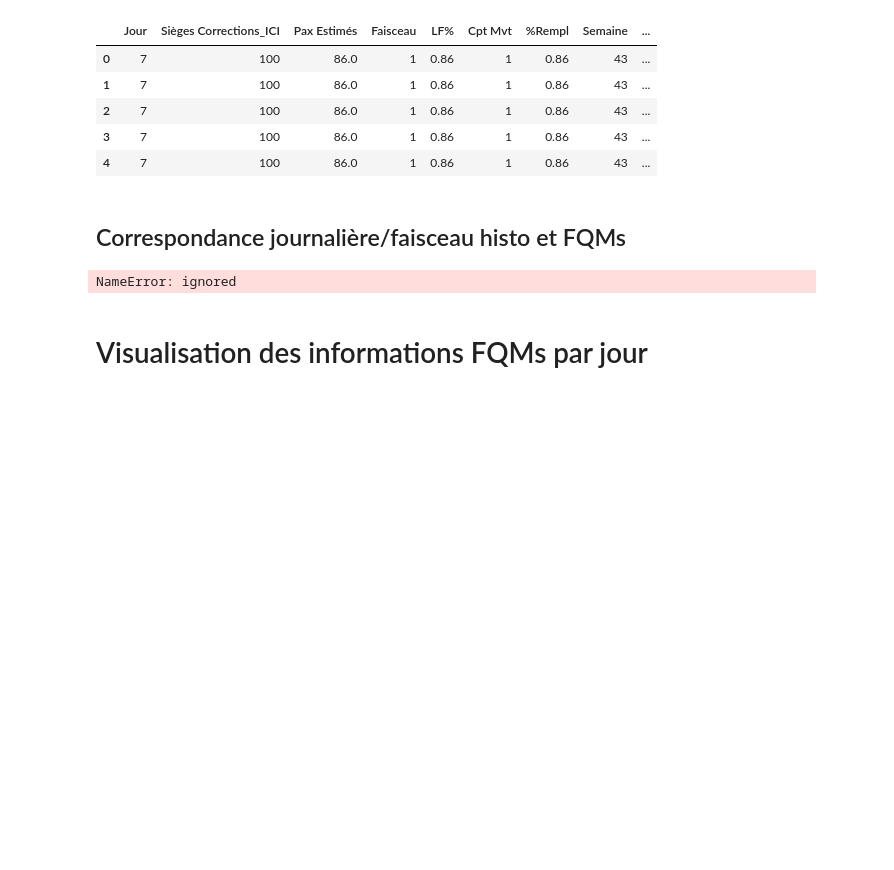
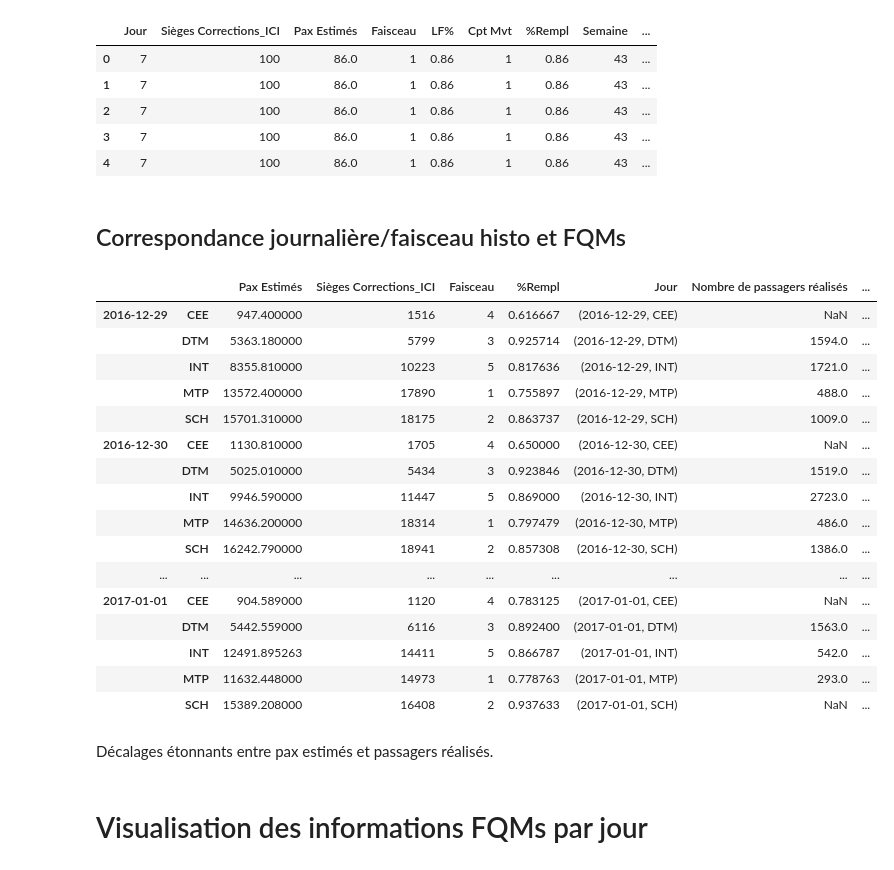
Before and after one commit to erialc-cal/StatApp_2020, a Jupyter notebook: Visualisation/Visualisation_Claire.ipynb, the cells around one changed output. Drawn from its saved outputs; the diff is of its cells as text; code cells hidden in the pictures; blank space fills up the shorter version.

```diff
--- a/Visualisation/Visualisation_Claire.ipynb
+++ b/Visualisation/Visualisation_Claire.ipynb
@@ -205,4 +193,6 @@ A value is trying to be set on a copy of a slice from a DataFrame
 See the caveats in the documentation: https://pandas.pydata.org/pandas-docs/stable/user_guide/indexing.html#returning-a-view-versus-a-copy
 # %%
 histo_fsc_jour=histo.groupby(['Jour','code_fsc']).agg({'Nombre de passagers réalisés':'sum', 'Nombre de mouvements réalisés':'sum'})
+# %%
+histo_fsc_jour['Jour']=histo_fsc_jour.index
 # %%
@@ -299,10 +288,35 @@ df_merged.head()
 | 4 | 7 | 100 | 86.0 | 1 | 0.86 | 1 | 0.86 | 43 | ... |
 # %% [markdown]
 ## Correspondance journalière/faisceau histo et FQMs
-# %%
-df_jour = fqms_fsc_jour.merge(histo_fsc_jour, how="outer", left_index=True, right_index=True)
-# %% [output]
-NameError: ignored
+# %%
+fqms_sans_ad = fqms[fqms['A/D']=='A']
+
+fqms_fsc_jour_2 = fqms_sans_ad.groupby(['Date du vol','Qualité']).agg({'Pax Estimés':'sum', 'Sièges Corrections_ICI':'sum','Faisceau':'mean', '%Rempl':'mean'})
+fqms_fsc_jour_2['Jour']=fqms_fsc_jour_2.index
+# %%
+df_jour = pd.concat([fqms_fsc_jour_2, histo_fsc_jour], axis=1)
+# %%
+df_jour.tail(20)
+# %% [output]
+|  |  | Pax Estimés | Sièges Corrections_ICI | Faisceau | %Rempl | Jour | Nombre de passagers réalisés | ... |
+| 2016-12-29 | CEE | 947.400000 | 1516 | 4 | 0.616667 | (2016-12-29, CEE) | NaN | ... |
+|  | DTM | 5363.180000 | 5799 | 3 | 0.925714 | (2016-12-29, DTM) | 1594.0 | ... |
+|  | INT | 8355.810000 | 10223 | 5 | 0.817636 | (2016-12-29, INT) | 1721.0 | ... |
+|  | MTP | 13572.400000 | 17890 | 1 | 0.755897 | (2016-12-29, MTP) | 488.0 | ... |
+|  | SCH | 15701.310000 | 18175 | 2 | 0.863737 | (2016-12-29, SCH) | 1009.0 | ... |
+| 2016-12-30 | CEE | 1130.810000 | 1705 | 4 | 0.650000 | (2016-12-30, CEE) | NaN | ... |
+|  | DTM | 5025.010000 | 5434 | 3 | 0.923846 | (2016-12-30, DTM) | 1519.0 | ... |
+|  | INT | 9946.590000 | 11447 | 5 | 0.869000 | (2016-12-30, INT) | 2723.0 | ... |
+|  | MTP | 14636.200000 | 18314 | 1 | 0.797479 | (2016-12-30, MTP) | 486.0 | ... |
+|  | SCH | 16242.790000 | 18941 | 2 | 0.857308 | (2016-12-30, SCH) | 1386.0 | ... |
+| ... | ... | ... | ... | ... | ... | ... | ... | ... |
+| 2017-01-01 | CEE | 904.589000 | 1120 | 4 | 0.783125 | (2017-01-01, CEE) | NaN | ... |
+|  | DTM | 5442.559000 | 6116 | 3 | 0.892400 | (2017-01-01, DTM) | 1563.0 | ... |
+|  | INT | 12491.895263 | 14411 | 5 | 0.866787 | (2017-01-01, INT) | 542.0 | ... |
+|  | MTP | 11632.448000 | 14973 | 1 | 0.778763 | (2017-01-01, MTP) | 293.0 | ... |
+|  | SCH | 15389.208000 | 16408 | 2 | 0.937633 | (2017-01-01, SCH) | NaN | ... |
+# %% [markdown]
+Décalages étonnants entre pax estimés et passagers réalisés.
 # %% [markdown]
 # Visualisation des informations FQMs par jour
 # %% [markdown]
```
Also changed, not shown: parts of 11 cells of this notebook.
